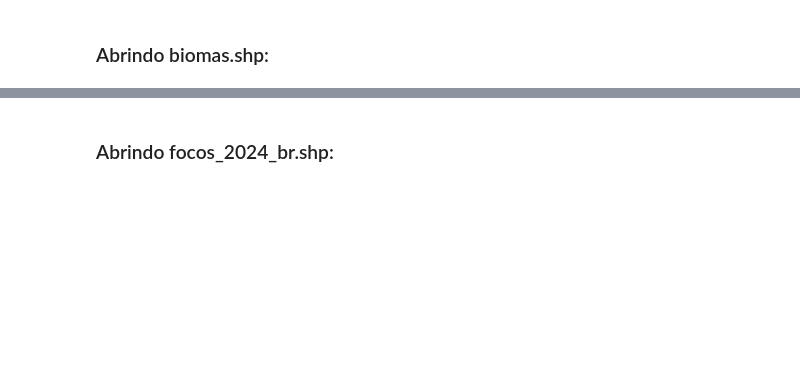
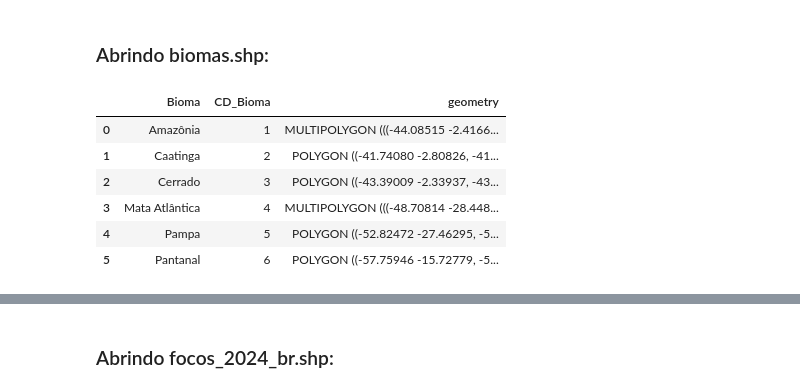
Before and after one commit to luanabeckerdaluz/ser347-cap419-geopandas, a Jupyter notebook: geopandas.ipynb, the cells around one changed output, grey strips where cells are left out. Saved outputs shown, nothing was run; the diff lists cells and outputs as text; code cells hidden in the pictures; blank space fills up the shorter version.

```diff
--- a/geopandas.ipynb
+++ b/geopandas.ipynb
@@ -271,6 +300,14 @@ ufs.geometry.geom_type
 # %%
 biomas = gpd.read_file("biomas/biomas.shp")
 # %%
-biomas.head()
+biomas.head(10)
+# %% [output]
+|  | Bioma | CD_Bioma | geometry |
+| 0 | Amazônia | 1 | MULTIPOLYGON (((-44.08515 -2.4166... |
+| 1 | Caatinga | 2 | POLYGON ((-41.74080 -2.80826, -41... |
+| 2 | Cerrado | 3 | POLYGON ((-43.39009 -2.33937, -43... |
+| 3 | Mata Atlântica | 4 | MULTIPOLYGON (((-48.70814 -28.448... |
+| 4 | Pampa | 5 | POLYGON ((-52.82472 -27.46295, -5... |
+| 5 | Pantanal | 6 | POLYGON ((-57.75946 -15.72779, -5... |
 # %%
 len(biomas)
```
Also changed, not shown: parts of 49 cells of this notebook, 1 other file.
